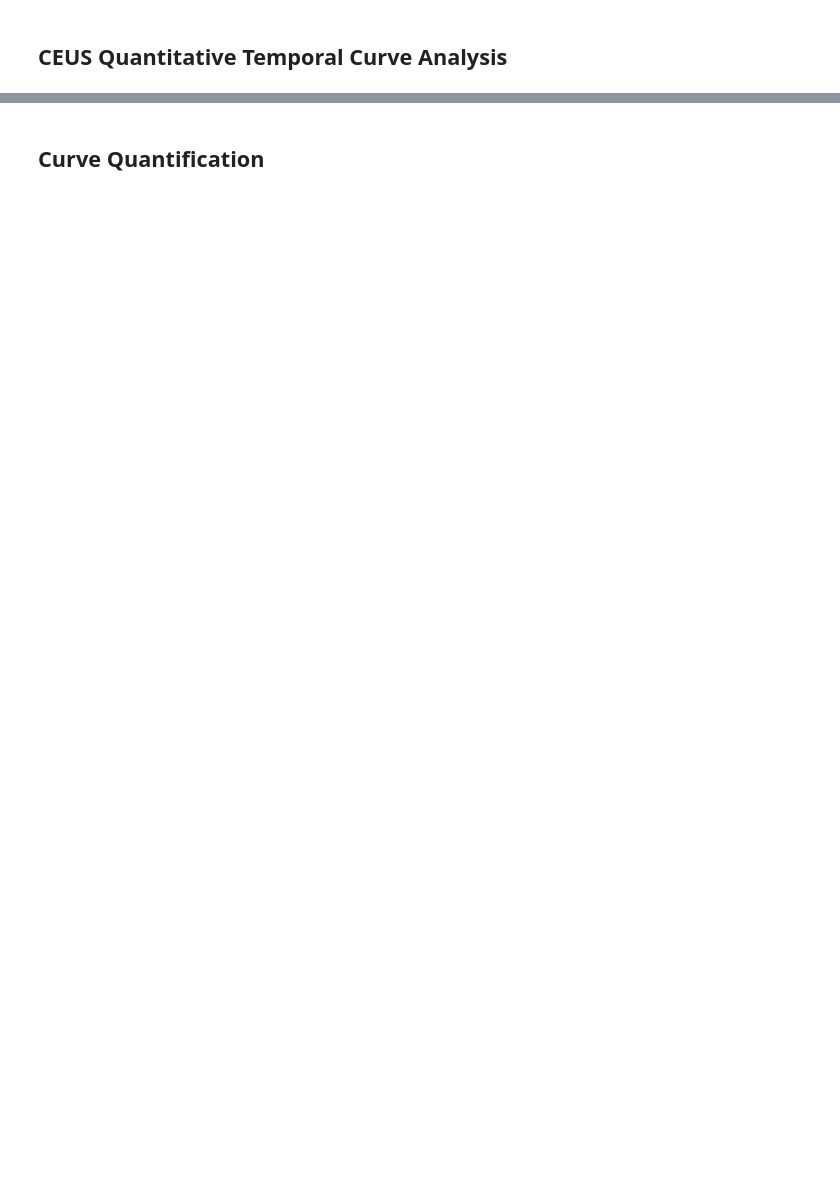
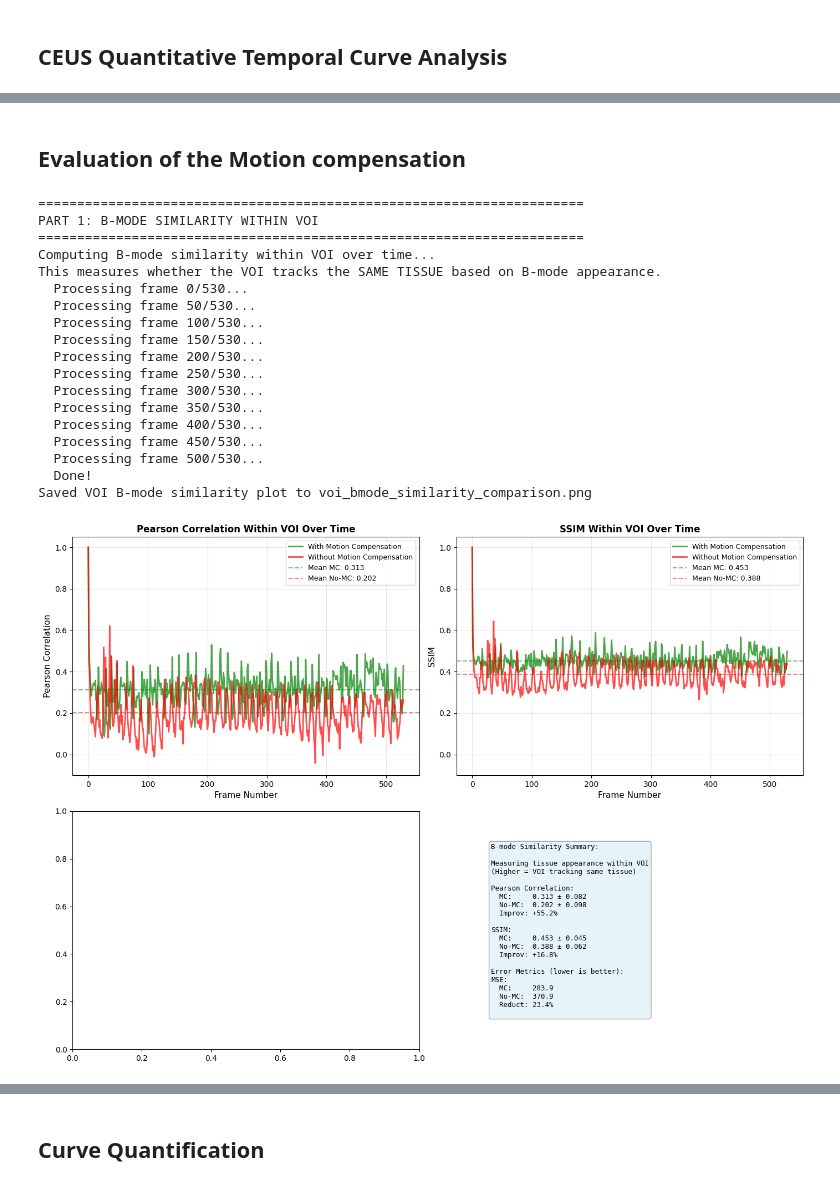
Before and after one commit to TUL-Dev/QuantUS-Plugins-CEUS, a Jupyter notebook: CLI-Demos/MC_3D_test.ipynb, the cells around one changed output, grey strips where cells are left out. Saved outputs shown, nothing was run; the diff lists cells and outputs as text; code cells hidden in the pictures; blank space fills up the shorter version.

```diff
--- a/CLI-Demos/MC_3D_test.ipynb
+++ b/CLI-Demos/MC_3D_test.ipynb
@@ -434,0 +438,73 @@ plt.show()
+# %% [markdown]
+## Evaluation of the Motion compensation
+# %%
+from src.mc_evaluation_metrics import *
+# ============================================================================
+# ============================================================================
+# PART 1: VOI B-mode Similarity Analysis (CORRECTED)
+# ============================================================================
+
+print("\n" + "="*70)
+print("PART 1: B-MODE SIMILARITY WITHIN VOI")
+print("="*70)
+
+# Compute B-mode similarity within VOI
+voi_results = compute_voi_bmode_similarity_over_time(
+    bmode_volumes=bmode_image_data.pixel_data,  # Your B-mode data
+    mask_with_mc=seg_data.mc_seg_mask,          # MC mask (moves with tissue)
+    mask_without_mc=seg_data.seg_mask,          # Non-MC mask (static)
+    reference_frame=0                            # Reference frame index
+)
+
+# Plot comparison
+plot_voi_bmode_similarity_comparison(
+    voi_results,
+    output_path='voi_bmode_similarity_comparison.png'
+)
+
+# Print summary
+print("\nB-mode Similarity Summary (Within VOI):")
+print("-" * 70)
+print("This measures if VOI is tracking the SAME TISSUE")
+print("(based on B-mode intensity appearance)\n")
+
+for metric in ['correlation', 'ssim']:
+    mean_mc = np.mean(voi_results['with_mc'][metric])
+    std_mc = np.std(voi_results['with_mc'][metric])
+    mean_no_mc = np.mean(voi_results['without_mc'][metric])
+    std_no_mc = np.std(voi_results['without_mc'][metric])
+    improvement = ((mean_mc - mean_no_mc) / (mean_no_mc + 1e-10)) * 100
+
+    print(f"{metric.upper():15s}: MC={mean_mc:.3f}±{std_mc:.3f}, "
+          f"No-MC={mean_no_mc:.3f}±{std_no_mc:.3f}, Improvement={improvement:+.1f}%")
+
+# Error metrics (lower is better)
+print("\nError Metrics (Lower is Better):")
+print("-" * 70)
+for metric in ['mse', 'mae']:
+    mean_mc = np.mean(voi_results['with_mc'][metric])
+    mean_no_mc = np.mean(voi_results['without_mc'][metric])
+    reduction = ((mean_no_mc - mean_mc) / (mean_no_mc + 1e-10)) * 100
+
+    print(f"{metric.upper():15s}: MC={mean_mc:.1f}, No-MC={mean_no_mc:.1f}, "
+          f"Reduction={reduction:.1f}%")
+# %% [output]
+======================================================================
+PART 1: B-MODE SIMILARITY WITHIN VOI
+======================================================================
+Computing B-mode similarity within VOI over time...
+This measures whether the VOI tracks the SAME TISSUE based on B-mode appearance.
+  Processing frame 0/530...
+  Processing frame 50/530...
+  Processing frame 100/530...
+  Processing frame 150/530...
+  Processing frame 200/530...
+  Processing frame 250/530...
+  Processing frame 300/530...
+  Processing frame 350/530...
+  Processing frame 400/530...
+  Processing frame 450/530...
+  Processing frame 500/530...
+  Done!
+Saved VOI B-mode similarity plot to voi_bmode_similarity_comparison.png
+[figure, added]
```
Also changed, not shown: parts of 23 cells of this notebook, 6 other files.
